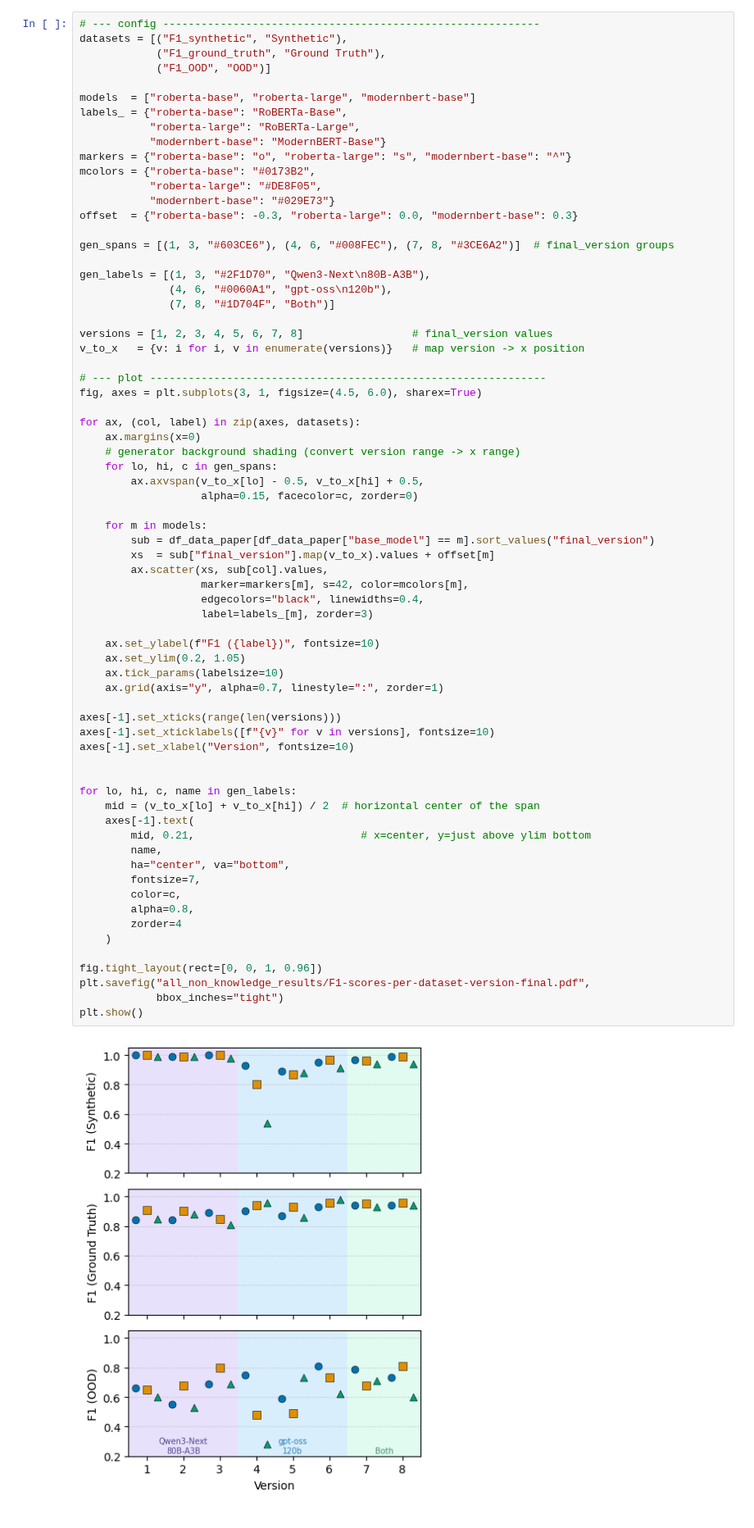
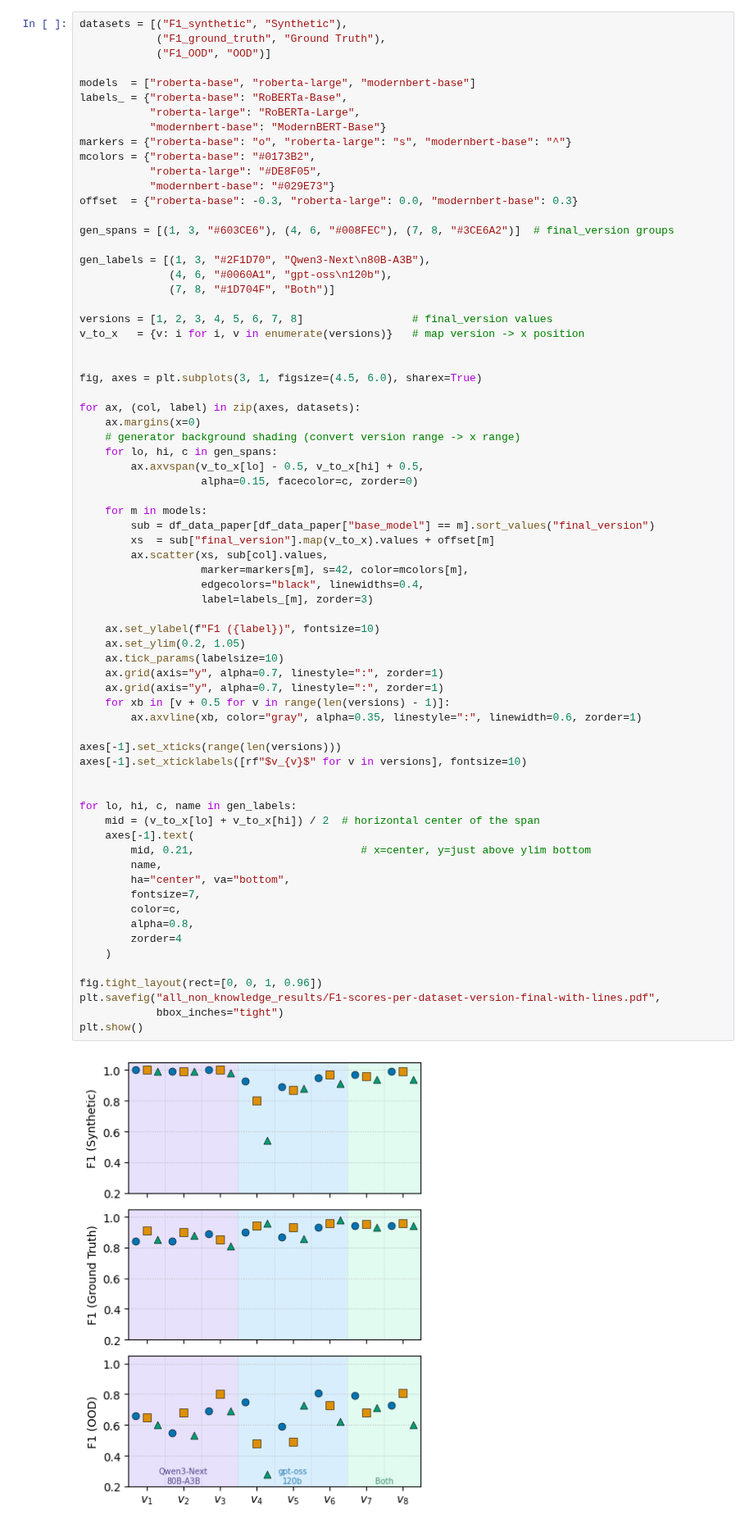
Before and after one commit to h4rz3rk4s3/geometry-of-ignorance, a Jupyter notebook: data_mixture_vis.ipynb, the cells around one changed output. Shown at 82% size. Cells and saved outputs as stored; diff of their text form.

```diff
--- a/data_mixture_vis.ipynb
+++ b/data_mixture_vis.ipynb
@@ -179,5 +46,4 @@ ValueError: The number of FixedLocator locations (8), usually from a call to set
 # %%
-# --- config -----------------------------------------------------------
 datasets = [("F1_synthetic", "Synthetic"),
             ("F1_ground_truth", "Ground Truth"),
             ("F1_OOD", "OOD")]
@@ -201,7 +67,7 @@ gen_labels = [(1, 3, "#2F1D70", "Qwen3-Next\n80B-A3B"),
 versions = [1, 2, 3, 4, 5, 6, 7, 8]                 # final_version values
 v_to_x   = {v: i for i, v in enumerate(versions)}   # map version -> x position
 
-# --- plot --------------------------------------------------------------
+
 fig, axes = plt.subplots(3, 1, figsize=(4.5, 6.0), sharex=True)
 
 for ax, (col, label) in zip(axes, datasets):
@@ -216,34 +82,36 @@ for ax, (col, label) in zip(axes, datasets):
         xs  = sub["final_version"].map(v_to_x).values + offset[m]
         ax.scatter(xs, sub[col].values,
                    marker=markers[m], s=42, color=mcolors[m],
                    edgecolors="black", linewidths=0.4,
                    label=labels_[m], zorder=3)
 
     ax.set_ylabel(f"F1 ({label})", fontsize=10)
     ax.set_ylim(0.2, 1.05)
     ax.tick_params(labelsize=10)
     ax.grid(axis="y", alpha=0.7, linestyle=":", zorder=1)
+    ax.grid(axis="y", alpha=0.7, linestyle=":", zorder=1)
+    for xb in [v + 0.5 for v in range(len(versions) - 1)]:
+        ax.axvline(xb, color="gray", alpha=0.35, linestyle=":", linewidth=0.6, zorder=1)
 
 axes[-1].set_xticks(range(len(versions)))
-axes[-1].set_xticklabels([f"{v}" for v in versions], fontsize=10)
-axes[-1].set_xlabel("Version", fontsize=10)
+axes[-1].set_xticklabels([rf"$v_{v}$" for v in versions], fontsize=10)
 
 
 for lo, hi, c, name in gen_labels:
     mid = (v_to_x[lo] + v_to_x[hi]) / 2  # horizontal center of the span
     axes[-1].text(
         mid, 0.21,                          # x=center, y=just above ylim bottom
         name,
         ha="center", va="bottom",
         fontsize=7,
         color=c,
         alpha=0.8,
         zorder=4
     )
 
 fig.tight_layout(rect=[0, 0, 1, 0.96])
-plt.savefig("all_non_knowledge_results/F1-scores-per-dataset-version-final.pdf",
+plt.savefig("all_non_knowledge_results/F1-scores-per-dataset-version-final-with-lines.pdf",
             bbox_inches="tight")
 plt.show()
 # %% [output]
-[figure, old version]
+[figure, new version]
```
Also changed, not shown: parts of 5 cells of this notebook, 36 other files.
